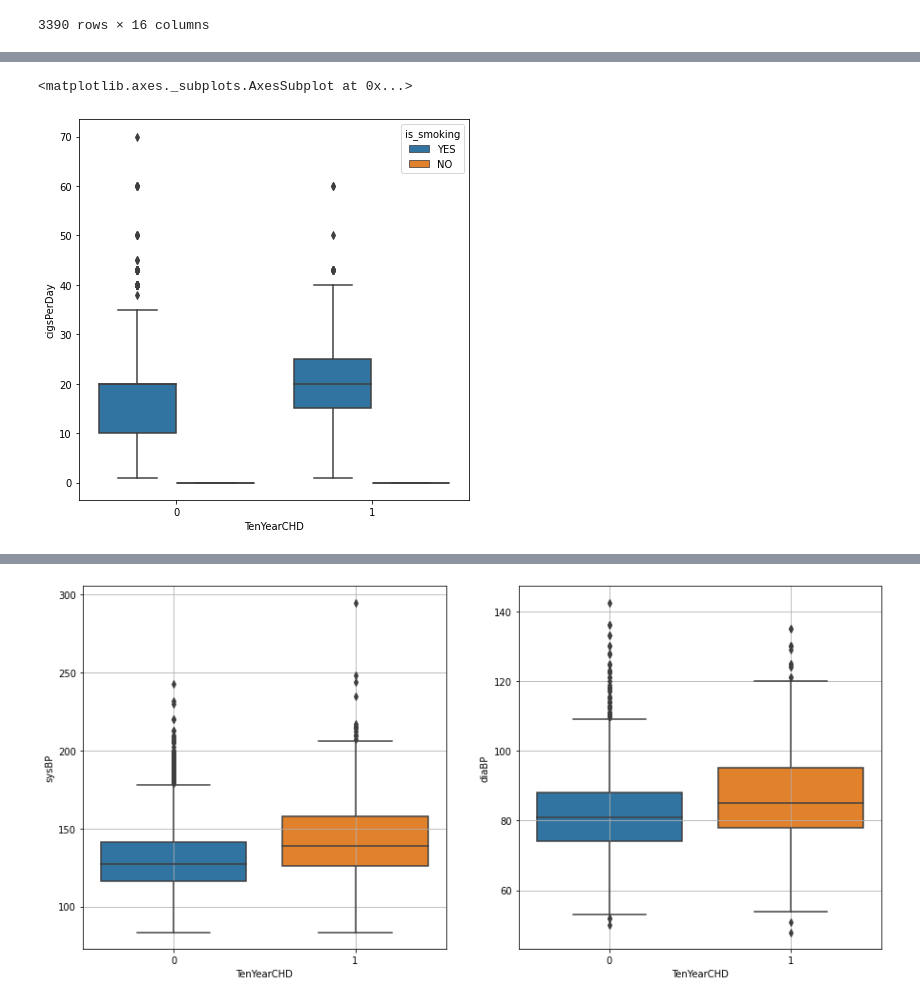
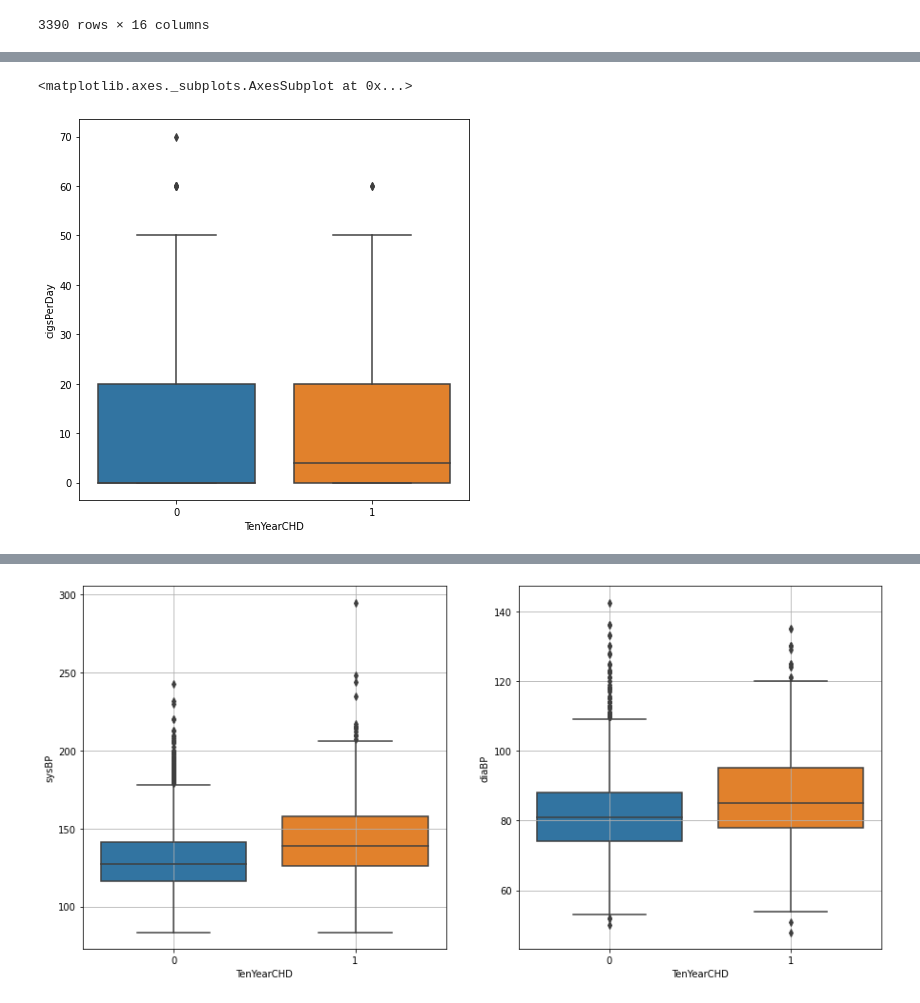
Before and after one commit to Abhi-nav0506/Coronary-Heart-Disease-Prediction, a Jupyter notebook: Cardio_Vascular_Risk_Prediction.ipynb, the cells around one changed output, grey strips where cells are left out. Saved outputs shown, nothing was run; the diff lists cells and outputs as text; code cells hidden in the pictures.

```diff
--- a/Cardio_Vascular_Risk_Prediction.ipynb
+++ b/Cardio_Vascular_Risk_Prediction.ipynb
@@ -101,6 +115,6 @@ cardio_risk_df
 # %%
 plt.figure(figsize=(7, 7))
-sns.boxplot(x= cardio_risk_df['TenYearCHD'], y=cardio_risk_df['cigsPerDay'],hue=cardio_risk_df['is_smoking'])
+sns.boxplot(x= cardio_risk_df['TenYearCHD'], y=cardio_risk_df['cigsPerDay'])
 # %% [output]
 <matplotlib.axes._subplots.AxesSubplot at 0x...>
-[figure, old version]
+[figure, new version]
```
Also changed, not shown: parts of 14 cells of this notebook.
